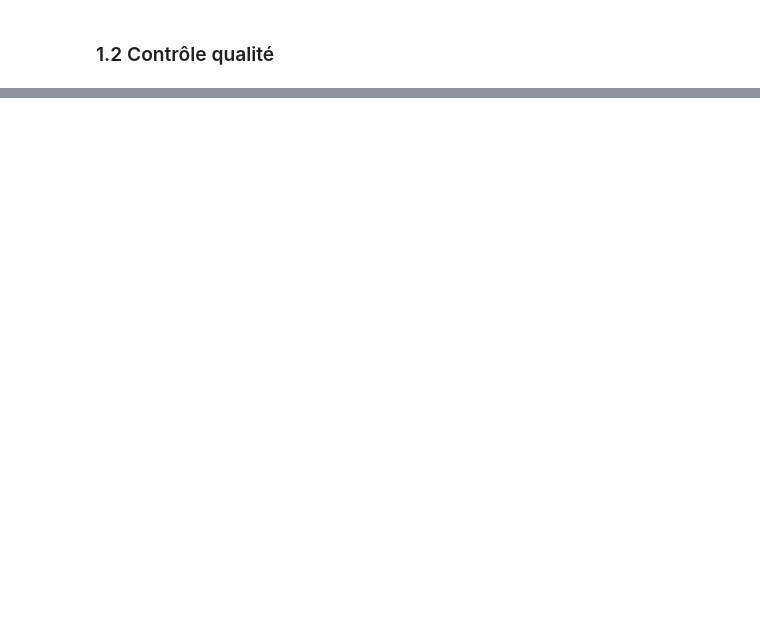
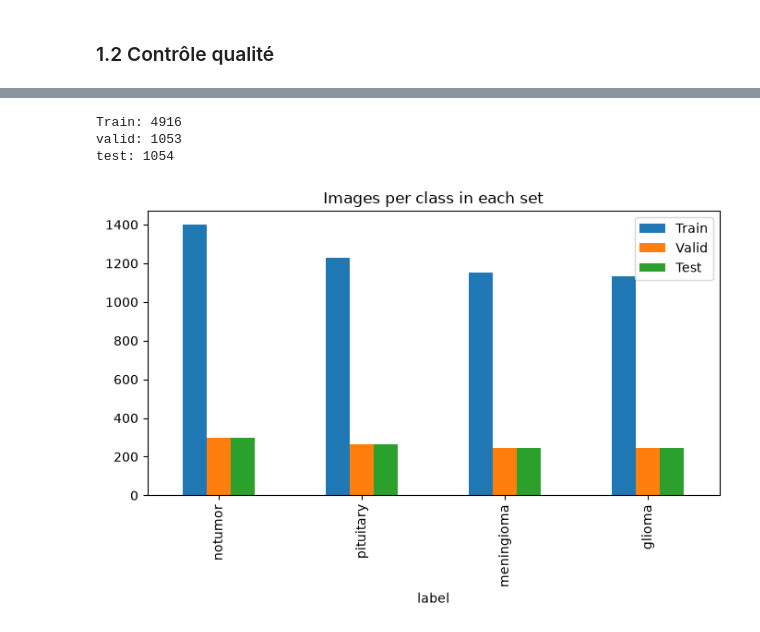
Before and after one commit to abdoelhadere-bit/BrainScan-V2, a Jupyter notebook: notebook/note.ipynb, the cells around one changed output, grey strips where cells are left out. Saved outputs shown, nothing was run; the diff lists cells and outputs as text; code cells hidden in the pictures; blank space fills up the shorter version.

Commit message:
train/val/test split

```diff
--- a/notebook/note.ipynb
+++ b/notebook/note.ipynb
@@ -60,0 +111,28 @@ Invalid images: 0
+# %%
+from sklearn.model_selection import train_test_split
+
+train_df, temp_df = train_test_split(
+    df, test_size=0.3, stratify=df['label'], random_state=SEED
+)
+
+valid_df, test_df = train_test_split(
+    temp_df, test_size=0.5, stratify=temp_df['label'], random_state=SEED
+)
+print('Train:', len(train_df))
+print('valid:', len(valid_df))
+print('test:', len(test_df))
+
+counts = pd.DataFrame({
+    'Train':train_df['label'].value_counts(),
+    'Valid':valid_df['label'].value_counts(),
+    'Test':test_df['label'].value_counts()
+})
+counts
+
+counts.plot(kind='bar', figsize=(8, 4), title="Images per class in each set")
+plt.show()
+# %% [output]
+Train: 4916
+valid: 1053
+test: 1054
+[figure, added]
```
Also changed, not shown: parts of 4 cells of this notebook.
